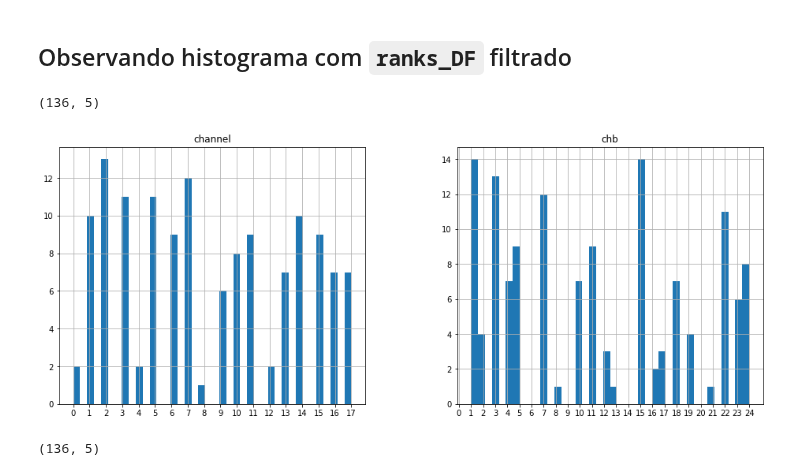
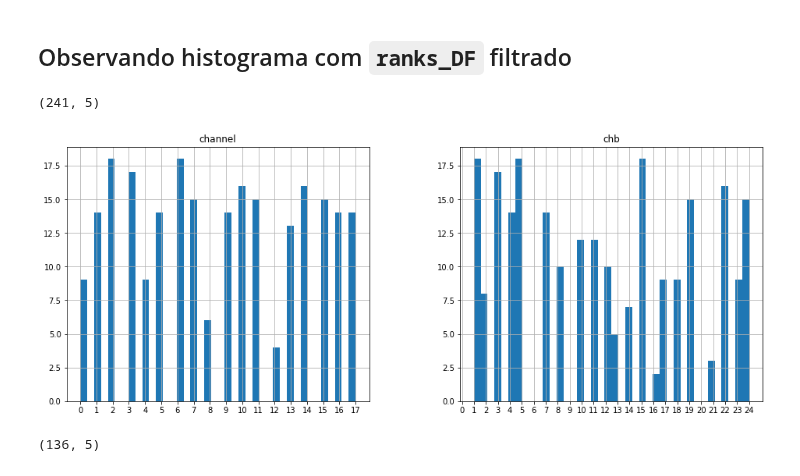
Before and after one commit to newtmagalhaes/Machine-Learning, a Jupyter notebook: ML/f02-chb/02-ranks.ipynb, the cells around one changed output. Drawn from its saved outputs; the diff is of its cells as text; code cells hidden in the pictures.

```diff
--- a/ML/f02-chb/02-ranks.ipynb
+++ b/ML/f02-chb/02-ranks.ipynb
@@ -34,16 +34,16 @@ ranks_DF
 # %% [markdown]
 ## Observando histograma com `ranks_DF` filtrado
 # %%
-mean_over_85_percent = ranks_DF.query('mean >= 0.90')
+mean_over_85_percent = ranks_DF.query('mean >= 0.85')
 
 histogram1 = mean_over_85_percent.hist(column=['channel', 'chb'], bins=40, figsize=(16, 6))
 histogram1[0, 0].set_xticks(range(18))
 histogram1[0, 1].set_xticks(range(25))
 
 mean_over_85_percent.shape
 # %% [output]
-(136, 5)
+(241, 5)
-[figure, old version]
+[figure, new version]
 # %%
 mean_over_90_percent = ranks_DF.query('mean >= 0.90')
 
```
